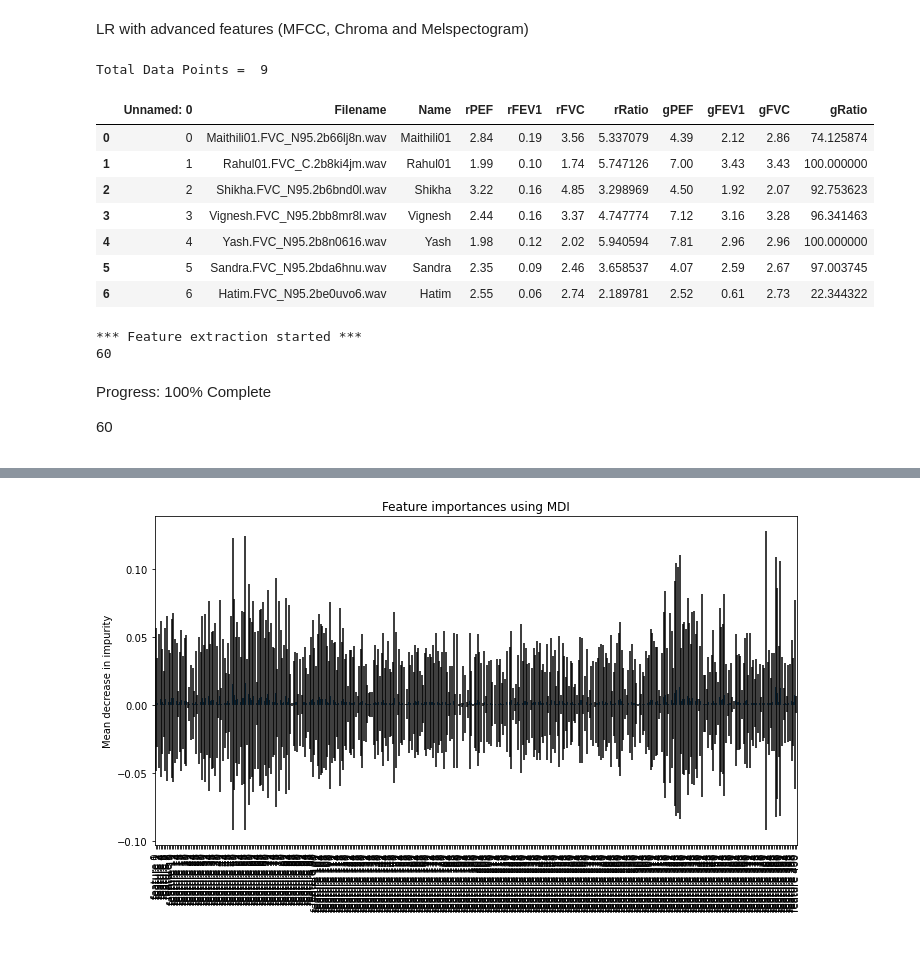
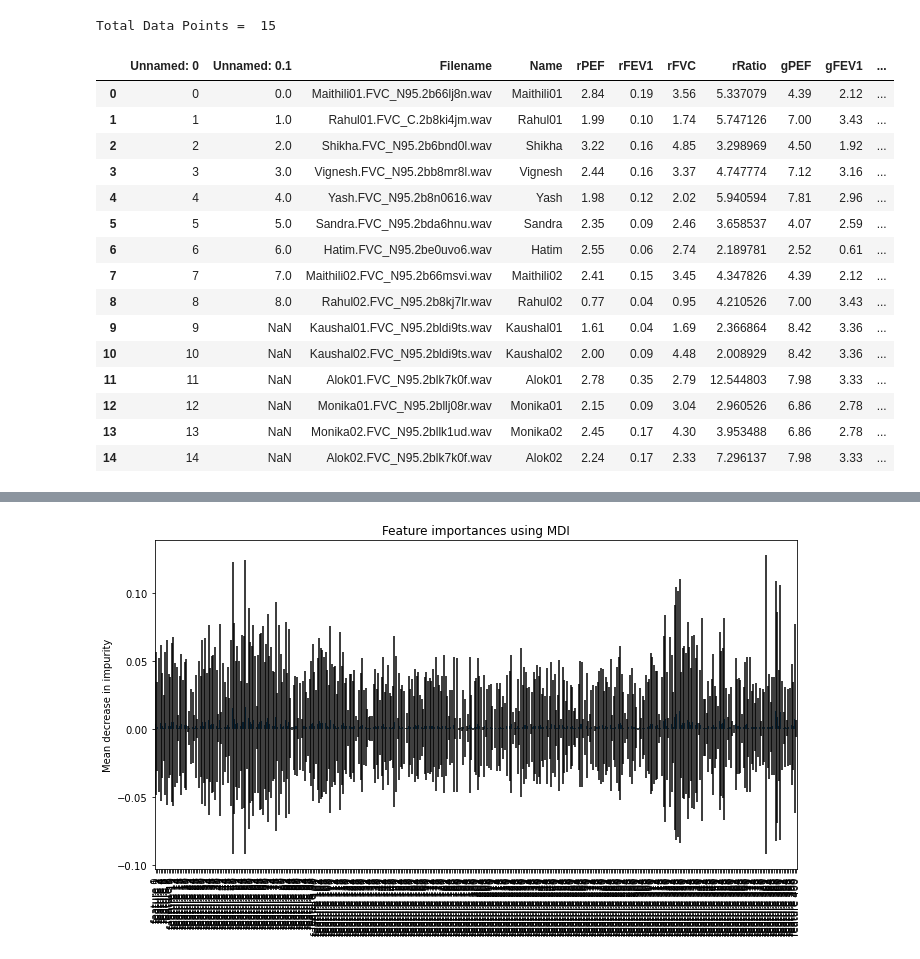
Before and after one commit to rishi-a/SpiroMask, a Jupyter notebook: July2021/run-ml-algorithm.ipynb, the cells around one changed output, grey strips where cells are left out. Cells and saved outputs as stored; diff of their text form; code cells hidden in the pictures.

```diff
--- a/July2021/run-ml-algorithm.ipynb
+++ b/July2021/run-ml-algorithm.ipynb
@@ -56,26 +54,23 @@ def butter_bandpass_filter(data, lowcut, highcut, fs, order=5):
-# %% [markdown]
-LR with advanced features (MFCC, Chroma and Melspectogram)
 # %%
+#the file where all data is arranged.
 n95 = pd.read_csv("data_FVC_N95.csv")
 print("Total Data Points = ",len(n95))
-n95.head(7)
+n95.head(15)
 # %% [output]
-Total Data Points =  9
+Total Data Points =  15
-|  | Unnamed: 0 | Filename | Name | rPEF | rFEV1 | rFVC | rRatio | gPEF | gFEV1 | gFVC | gRatio |
-| 0 | 0 | Maithili01.FVC_N95.2b66lj8n.wav | Maithili01 | 2.84 | 0.19 | 3.56 | 5.337079 | 4.39 | 2.12 | 2.86 | 74.125874 |
-| 1 | 1 | Rahul01.FVC_C.2b8ki4jm.wav | Rahul01 | 1.99 | 0.10 | 1.74 | 5.747126 | 7.00 | 3.43 | 3.43 | 100.000000 |
-| 2 | 2 | Shikha.FVC_N95.2b6bnd0l.wav | Shikha | 3.22 | 0.16 | 4.85 | 3.298969 | 4.50 | 1.92 | 2.07 | 92.753623 |
-| 3 | 3 | Vignesh.FVC_N95.2bb8mr8l.wav | Vignesh | 2.44 | 0.16 | 3.37 | 4.747774 | 7.12 | 3.16 | 3.28 | 96.341463 |
-| 4 | 4 | Yash.FVC_N95.2b8n0616.wav | Yash | 1.98 | 0.12 | 2.02 | 5.940594 | 7.81 | 2.96 | 2.96 | 100.000000 |
-| 5 | 5 | Sandra.FVC_N95.2bda6hnu.wav | Sandra | 2.35 | 0.09 | 2.46 | 3.658537 | 4.07 | 2.59 | 2.67 | 97.003745 |
-| 6 | 6 | Hatim.FVC_N95.2be0uvo6.wav | Hatim | 2.55 | 0.06 | 2.74 | 2.189781 | 2.52 | 0.61 | 2.73 | 22.344322 |
+|  | Unnamed: 0 | Unnamed: 0.1 | Filename | Name | rPEF | rFEV1 | rFVC | rRatio | gPEF | gFEV1 | ... |
+| 0 | 0 | 0.0 | Maithili01.FVC_N95.2b66lj8n.wav | Maithili01 | 2.84 | 0.19 | 3.56 | 5.337079 | 4.39 | 2.12 | ... |
+| 1 | 1 | 1.0 | Rahul01.FVC_C.2b8ki4jm.wav | Rahul01 | 1.99 | 0.10 | 1.74 | 5.747126 | 7.00 | 3.43 | ... |
+| 2 | 2 | 2.0 | Shikha.FVC_N95.2b6bnd0l.wav | Shikha | 3.22 | 0.16 | 4.85 | 3.298969 | 4.50 | 1.92 | ... |
+| 3 | 3 | 3.0 | Vignesh.FVC_N95.2bb8mr8l.wav | Vignesh | 2.44 | 0.16 | 3.37 | 4.747774 | 7.12 | 3.16 | ... |
+| 4 | 4 | 4.0 | Yash.FVC_N95.2b8n0616.wav | Yash | 1.98 | 0.12 | 2.02 | 5.940594 | 7.81 | 2.96 | ... |
+| 5 | 5 | 5.0 | Sandra.FVC_N95.2bda6hnu.wav | Sandra | 2.35 | 0.09 | 2.46 | 3.658537 | 4.07 | 2.59 | ... |
+| 6 | 6 | 6.0 | Hatim.FVC_N95.2be0uvo6.wav | Hatim | 2.55 | 0.06 | 2.74 | 2.189781 | 2.52 | 0.61 | ... |
+| 7 | 7 | 7.0 | Maithili02.FVC_N95.2b66msvi.wav | Maithili02 | 2.41 | 0.15 | 3.45 | 4.347826 | 4.39 | 2.12 | ... |
+| 8 | 8 | 8.0 | Rahul02.FVC_N95.2b8kj7lr.wav | Rahul02 | 0.77 | 0.04 | 0.95 | 4.210526 | 7.00 | 3.43 | ... |
+| 9 | 9 | NaN | Kaushal01.FVC_N95.2bldi9ts.wav | Kaushal01 | 1.61 | 0.04 | 1.69 | 2.366864 | 8.42 | 3.36 | ... |
+| 10 | 10 | NaN | Kaushal02.FVC_N95.2bldi9ts.wav | Kaushal02 | 2.00 | 0.09 | 4.48 | 2.008929 | 8.42 | 3.36 | ... |
+| 11 | 11 | NaN | Alok01.FVC_N95.2blk7k0f.wav | Alok01 | 2.78 | 0.35 | 2.79 | 12.544803 | 7.98 | 3.33 | ... |
+| 12 | 12 | NaN | Monika01.FVC_N95.2bllj08r.wav | Monika01 | 2.15 | 0.09 | 3.04 | 2.960526 | 6.86 | 2.78 | ... |
+| 13 | 13 | NaN | Monika02.FVC_N95.2bllk1ud.wav | Monika02 | 2.45 | 0.17 | 4.30 | 3.953488 | 6.86 | 2.78 | ... |
+| 14 | 14 | NaN | Alok02.FVC_N95.2blk7k0f.wav | Alok02 | 2.24 | 0.17 | 2.33 | 7.296137 | 7.98 | 3.33 | ... |
-# %%
-# to understand what is going on
-wave = read_json(filepath="n95data/006_FVC_N95_1.json")
-cfg = tsfel.get_features_by_domain()
-X = np.array(tsfel.time_series_features_extractor(cfg, wave.ys))[0]
-# %% [output]
-*** Feature extraction started ***
-60
-Progress: 100% Complete
-60
```
Also changed, not shown: parts of 15 cells of this notebook, 16 other files.
